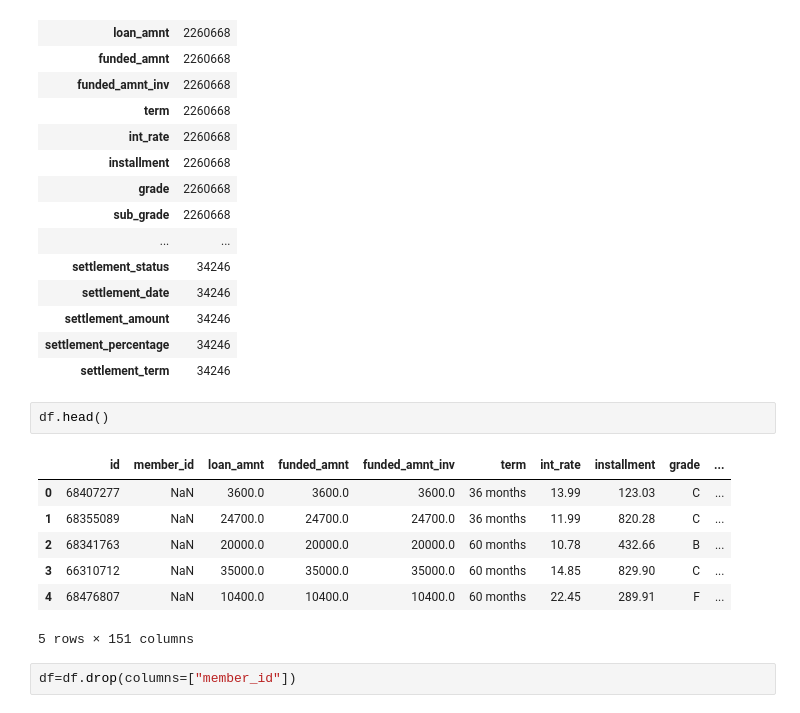
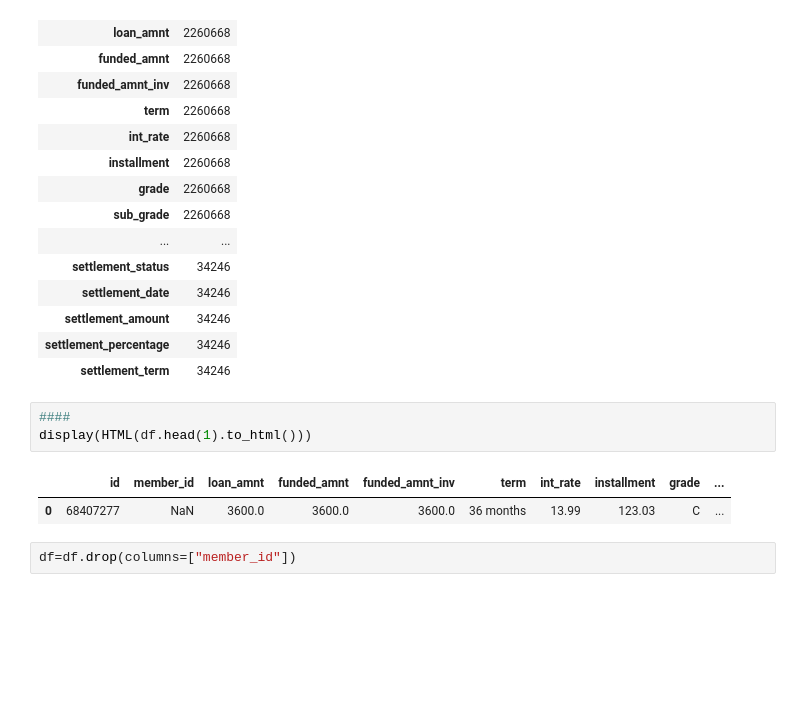
Before and after one commit to harshalpatilR/daskworker, a Jupyter notebook: Dask Client Loan Default.ipynb, the cells around one changed output. Saved outputs shown, nothing was run; the diff lists cells and outputs as text; blank space fills up the shorter version.

```diff
--- a/Dask Client Loan Default.ipynb
+++ b/Dask Client Loan Default.ipynb
@@ -193,16 +194,12 @@ display(HTML(nonnullcnt.to_html()))
 | settlement_amount | 34246 |
 | settlement_percentage | 34246 |
 | settlement_term | 34246 |
-# %%
-df.head()
-# %% [output]
-|  | id | member_id | loan_amnt | funded_amnt | funded_amnt_inv | term | int_rate | installment | grade | ... |
-| 0 | 68407277 | NaN | 3600.0 | 3600.0 | 3600.0 | 36 months | 13.99 | 123.03 | C | ... |
-| 1 | 68355089 | NaN | 24700.0 | 24700.0 | 24700.0 | 36 months | 11.99 | 820.28 | C | ... |
-| 2 | 68341763 | NaN | 20000.0 | 20000.0 | 20000.0 | 60 months | 10.78 | 432.66 | B | ... |
-| 3 | 66310712 | NaN | 35000.0 | 35000.0 | 35000.0 | 60 months | 14.85 | 829.90 | C | ... |
-| 4 | 68476807 | NaN | 10400.0 | 10400.0 | 10400.0 | 60 months | 22.45 | 289.91 | F | ... |
-5 rows × 151 columns
+# %%
+####
+display(HTML(df.head(1).to_html()))
+# %% [output]
+|  | id | member_id | loan_amnt | funded_amnt | funded_amnt_inv | term | int_rate | installment | grade | ... |
+| 0 | 68407277 | NaN | 3600.0 | 3600.0 | 3600.0 | 36 months | 13.99 | 123.03 | C | ... |
 # %%
 df=df.drop(columns=["member_id"])
 # %%
```
Also changed, not shown: parts of 7 cells of this notebook, 1 other file.
